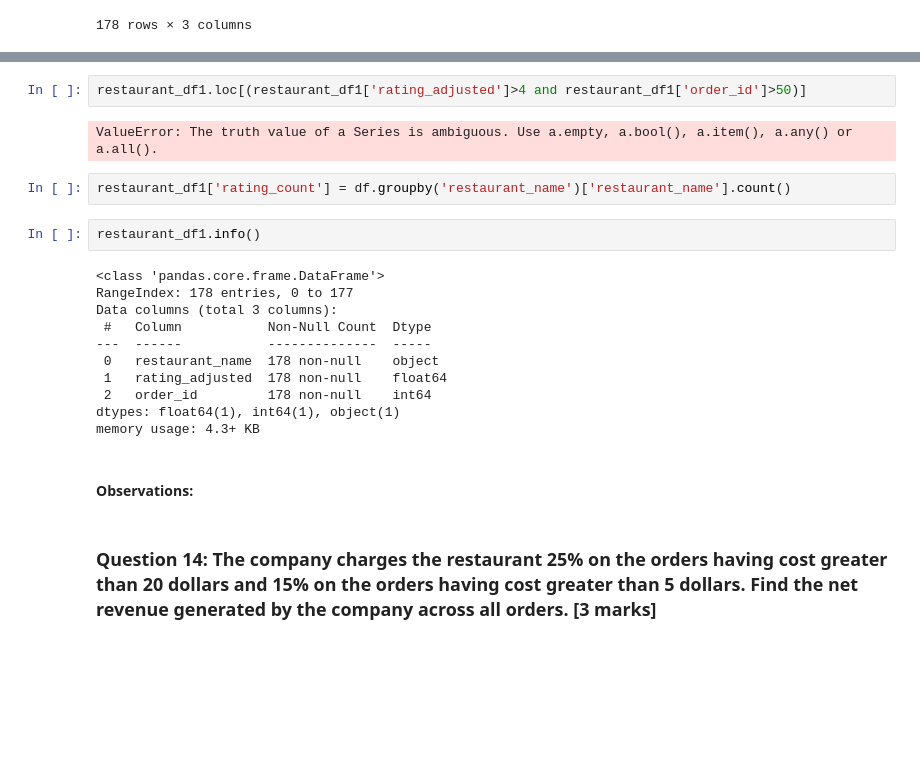
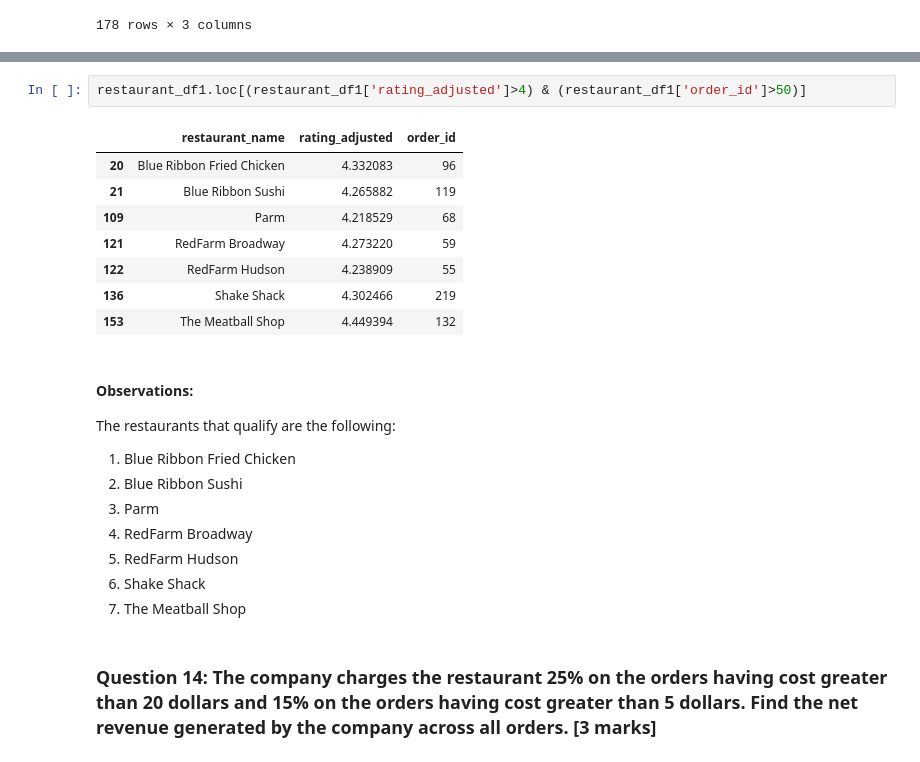
Before and after one commit to AkshayGovindaraj/GoogleColab, a Jupyter notebook: PYF_Project_Learner_Notebook_Full_Codev2.ipynb, the cells around one changed output, grey strips where cells are left out. Saved outputs shown, nothing was run; the diff lists cells and outputs as text; blank space fills up the shorter version.

```diff
--- a/PYF_Project_Learner_Notebook_Full_Codev2.ipynb
+++ b/PYF_Project_Learner_Notebook_Full_Codev2.ipynb
@@ -440,24 +449,24 @@ restaurant_df1.describe(include='all').T
 # %%
-restaurant_df1.loc[(restaurant_df1['rating_adjusted']>4 and restaurant_df1['order_id']>50)]
+restaurant_df1.loc[(restaurant_df1['rating_adjusted']>4) & (restaurant_df1['order_id']>50)]
 # %% [output]
-ValueError: The truth value of a Series is ambiguous. Use a.empty, a.bool(), a.item(), a.any() or a.all().
+|  | restaurant_name | rating_adjusted | order_id |
+| 20 | Blue Ribbon Fried Chicken | 4.332083 | 96 |
+| 21 | Blue Ribbon Sushi | 4.265882 | 119 |
+| 109 | Parm | 4.218529 | 68 |
+| 121 | RedFarm Broadway | 4.273220 | 59 |
+| 122 | RedFarm Hudson | 4.238909 | 55 |
+| 136 | Shake Shack | 4.302466 | 219 |
+| 153 | The Meatball Shop | 4.449394 | 132 |
-# %%
-restaurant_df1['rating_count'] = df.groupby('restaurant_name')['restaurant_name'].count()
-# %%
-restaurant_df1.info()
-# %% [output]
-<class 'pandas.core.frame.DataFrame'>
-RangeIndex: 178 entries, 0 to 177
-Data columns (total 3 columns):
- #   Column           Non-Null Count  Dtype
----  ------           --------------  -----
- 0   restaurant_name  178 non-null    object
- 1   rating_adjusted  178 non-null    float64
- 2   order_id         178 non-null    int64
-dtypes: float64(1), int64(1), object(1)
-memory usage: 4.3+ KB
-# %% [markdown]
-#### Observations:
+# %% [markdown]
+#### Observations:
+The restaurants that qualify are the following:
+1) Blue Ribbon Fried Chicken
+2) Blue Ribbon Sushi
+3) Parm
+4) RedFarm Broadway
+5) RedFarm Hudson
+6) Shake Shack
+7) The Meatball Shop
 # %% [markdown]
 ### **Question 14:** The company charges the restaurant 25% on the orders having cost greater than 20 dollars and 15% on the orders having cost greater than 5 dollars. Find the net revenue generated by the company across all orders. [3 marks]
 # %%
```
Also changed, not shown: parts of 2 cells of this notebook.
